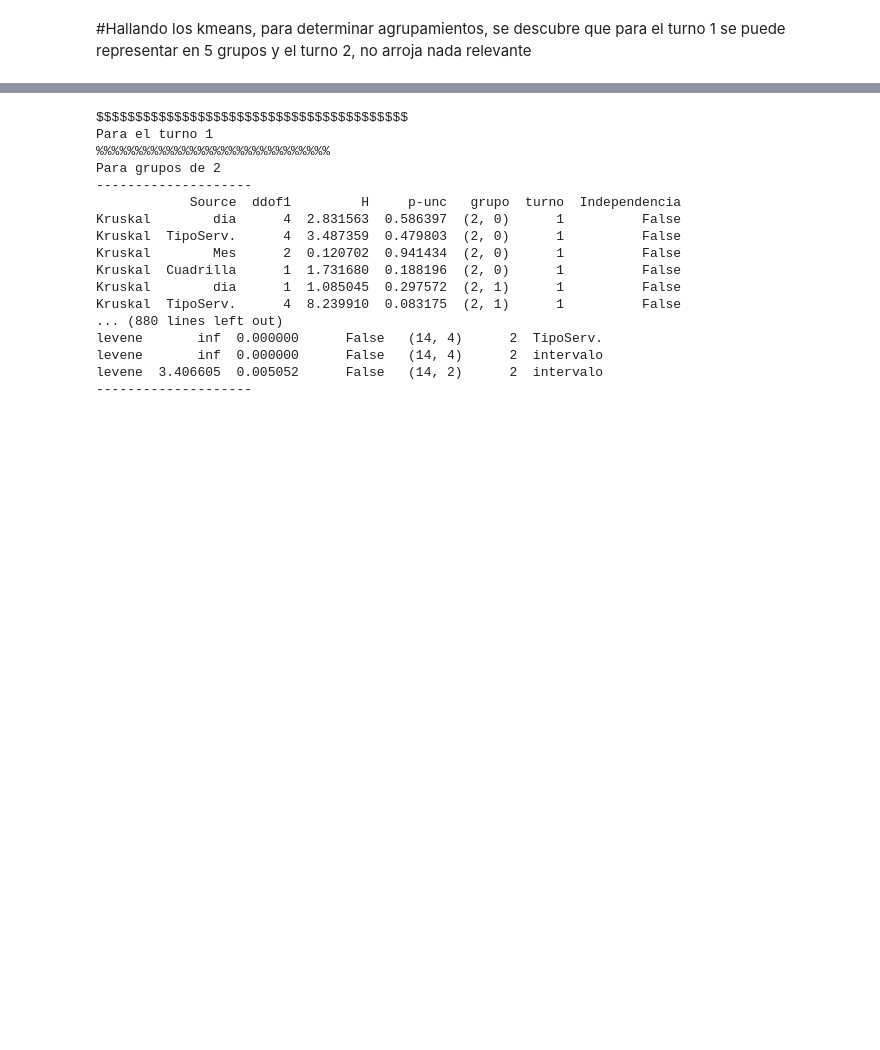
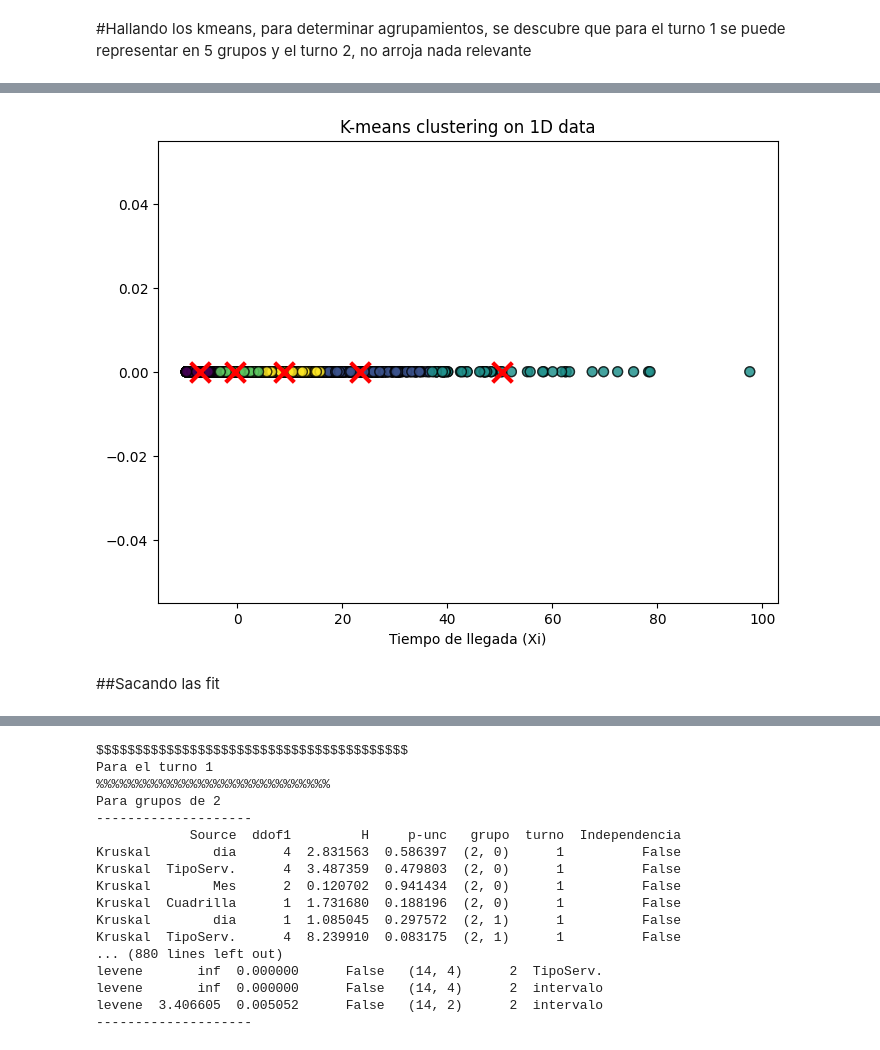
Before and after one commit to TonioFlag/ProyectoFinalColas, a Jupyter notebook: kmeans.ipynb, the cells around one changed output, grey strips where cells are left out. Saved outputs shown, nothing was run; the diff lists cells and outputs as text; code cells hidden in the pictures; blank space fills up the shorter version.

```diff
--- a/kmeans.ipynb
+++ b/kmeans.ipynb
@@ -80,7 +83,7 @@ for t in [1,2]:
     kmeans = KMeans(n_clusters=k, random_state=42)
     kmeans.fit(X)
     df[k] = kmeans.labels_
-  cosas=["dia","TipoServ.","intervalo","Cuadrilla"]
+  cosas=["Mes","dia","TipoServ.","intervalo","Cuadrilla"]
 
   for k in list(df.columns):
     base['kmeans']=df[k]
@@ -89,13 +92,14 @@ for t in [1,2]:
       eval=base[(base['kmeans']==i)]
 
       for j in cosas:
-        mete=(k,i)
-        sorce.append(j)
-        turno.append(t)
-        arreglo.append(mete)
-        kruskal=pd.concat([kruskal,pg.kruskal(eval, dv='min_cliente', between=j)])
-        levene=pd.concat([levene,pd.DataFrame(pg.homoscedasticity(eval, dv="min_cliente", group=j))])
-        pruebavar=pd.concat([pruebavar,pg.homoscedasticity(eval, dv="min_cliente", group=j, method="bartlett", alpha=.05)])
+        if len(eval[j].unique())>1:
+          mete=(k,i)
+          sorce.append(j)
+          turno.append(t)
+          arreglo.append(mete)
+          kruskal=pd.concat([kruskal,pg.kruskal(eval, dv='min_cliente', between=j)])
+          levene=pd.concat([levene,pd.DataFrame(pg.homoscedasticity(eval, dv="min_cliente", group=j))])
+          pruebavar=pd.concat([pruebavar,pg.homoscedasticity(eval, dv="min_cliente", group=j, method="bartlett", alpha=.05)])
 
 kruskal['grupo']=arreglo
 levene['grupo']=arreglo
@@ -143,0 +181,38 @@ levene  inf   0.0      False  (14, 6)      2  TipoServ.
+# %%
+import matplotlib.pyplot as plt
+
+x=range(len(base['min_cliente'])-1)
+par=[]
+for i in x:
+  mete=(base['min_cliente'].iloc[i],base['min_cliente'].iloc[i+1])
+  par.append(mete)
+X=np.array(par).reshape(-1,1)
+
+reduced_data = PCA(n_components=1).fit_transform(X)
+kmeans = KMeans(init="k-means++", n_clusters=5, n_init=4)
+kmeans.fit(reduced_data)
+
+reduced_data = PCA(n_components=1).fit_transform(X)
+
+# Aplicar K-means
+kmeans = KMeans(init="k-means++", n_clusters=5, n_init=4)
+kmeans.fit(reduced_data)
+
+# Visualización
+# Visualización
+plt.figure(figsize=(8, 6))
+
+# Scatter plot de los datos originales
+plt.scatter(reduced_data, np.zeros_like(reduced_data), c=kmeans.labels_, cmap='viridis', s=50, edgecolors='k', alpha=0.6)
+
+# Scatter plot de los centroides
+centroids = kmeans.cluster_centers_
+plt.scatter(centroids, np.zeros_like(centroids), marker="x", s=200, linewidths=3, color="r", zorder=10)
+
+plt.title("K-means clustering on 1D data")
+plt.xlabel("Tiempo de llegada (Xi)")
+plt.show()
+# %% [output]
+[figure, added]
+# %% [markdown]
+##Sacando las fit
```
Also changed, not shown: parts of 8 cells of this notebook.
